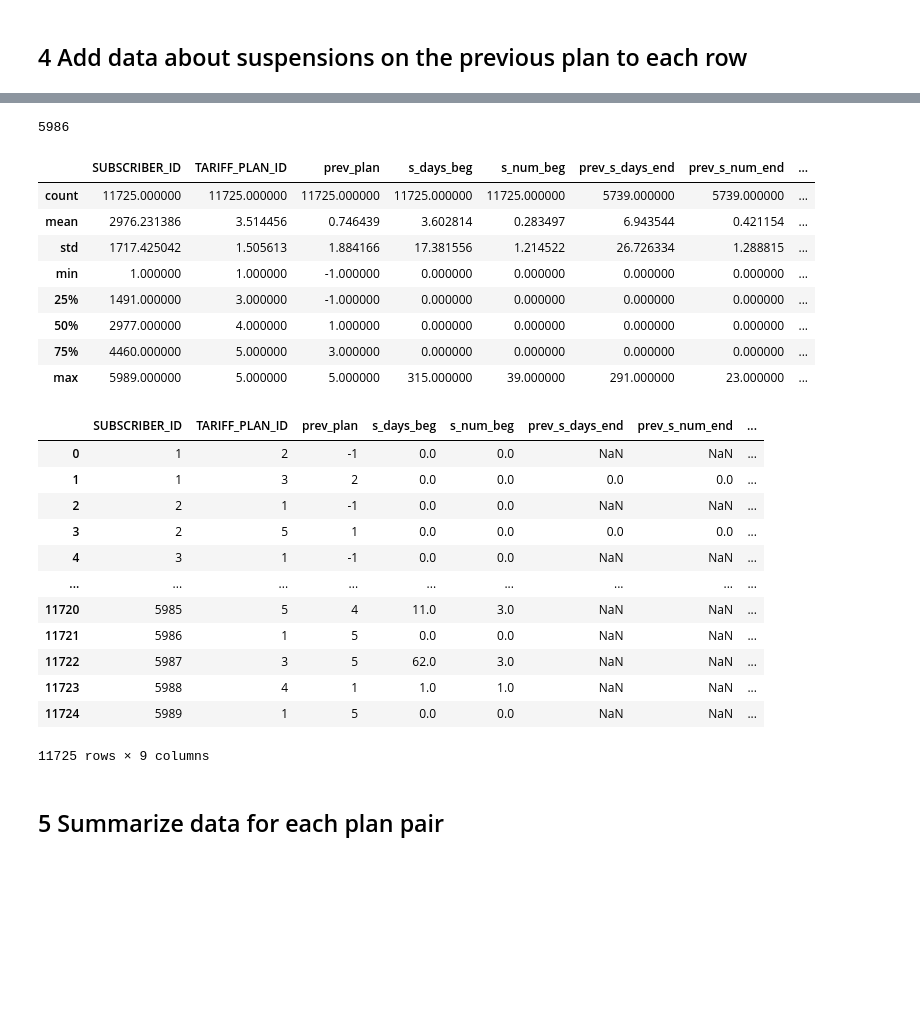
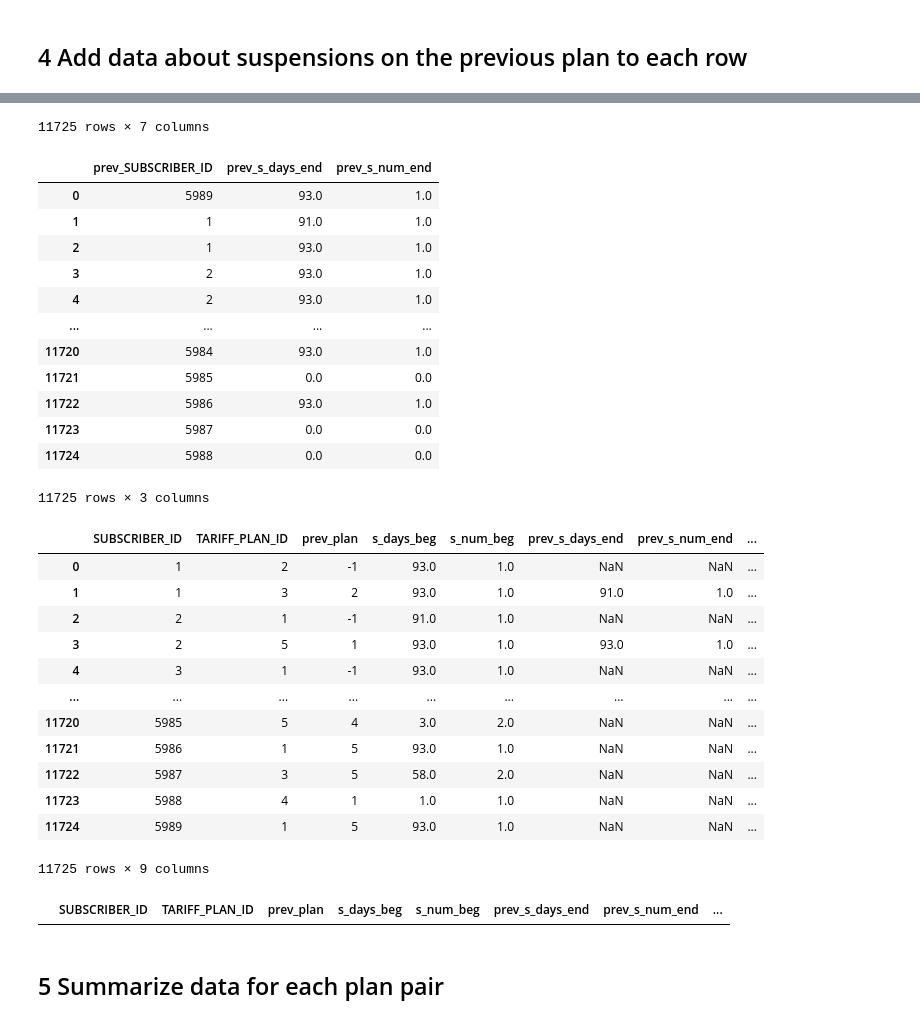
Before and after one commit to anatol-grabowski/test_task_plans_data, a Jupyter notebook: task3.ipynb, the cells around one changed output, grey strips where cells are left out. Saved outputs shown, nothing was run; the diff lists cells and outputs as text; code cells hidden in the pictures; blank space fills up the shorter version.

Commit message:
really fixed suspensions

```diff
--- a/task3.ipynb
+++ b/task3.ipynb
@@ -534,25 +534,29 @@ period: 2016-06-01 00:00:00 .. 2018-01-17 00:00:00
 # %%
 def calc_durs(plans_with_suspensions):
     invalid_plans_with_susps = plans_with_suspensions[(plans_with_suspensions['START_DTTM'] > plans_with_suspensions['END_DT']) | (plans_with_suspensions['END_DTTM'] < plans_with_suspensions['START_DT'])]
-    p = plans_with_suspensions.copy()
+    p = plans_with_suspensions.iloc[:].copy()
 #     p = p.drop(index=invalid_plans_with_susps.index)
     p = p[(p['START_DTTM'] + pd.DateOffset(months=period_months)) < p['END_DTTM']]
 #     cross_plan_suspensions = p[(p['START_DTTM'] > p['START_DT']) | (p['END_DTTM'] < p['END_DT'])]
 #     print('cross plan suspensions #:', len(cross_plan_suspensions))
     p['beg_end'] = p['START_DTTM'] + pd.DateOffset(months=period_months)
     p['end_start'] = p['END_DTTM'] - pd.DateOffset(months=period_months)
-    p['s_days_beg'] = (p[['END_DT', 'beg_end']].min(axis=1) - p['START_DT'] + pd.Timedelta(1, 'D')).dt.days.clip(0, np.inf)
-    p['s_days_end'] = (p['END_DT'] - p[['START_DT', 'end_start']].max(axis=1) + pd.Timedelta(1, 'D')).dt.days.clip(0, np.inf)
+    p['s_days_beg'] = (p[['END_DT', 'beg_end']].min(axis=1) - p[['START_DT', 'START_DTTM']].max(axis=1) + pd.Timedelta(1, 'D')).dt.days.clip(0, np.inf)
+    p['s_days_end'] = (p[['END_DT', 'END_DTTM']].min(axis=1) - p[['START_DT', 'end_start']].max(axis=1) + pd.Timedelta(1, 'D')).dt.days.clip(0, np.inf)
     p.loc[np.isnan(p['s_days_beg']), 's_days_beg'] = 0
     p.loc[np.isnan(p['s_days_end']), 's_days_end'] = 0
     p['s_num_beg'] = p['s_days_beg'] > 0
     p['s_num_end'] = p['s_days_end'] > 0
+#     print(p[['END_DT', 'beg_end']].min(axis=1).iloc[4:7])
+#     print(p['START_DT'].iloc[4:7])
+#     print((p[['END_DT', 'beg_end']].min(axis=1) - p['START_DT']).iloc[4:7])
     return p
 
 plans_with_susps = calc_durs(plans_with_suspensions)
 with pd.option_context('display.max_rows', 10):
     display(plans_with_susps.describe())
     display(plans_with_susps)
+#     print((plans_with_susps['END_DT'] - plans_with_susps['START_DT']).iloc[4:7])
 # %% [output]
 |  | SUBSCRIBER_ID | TARIFF_PLAN_ID | prev_plan_row | prev_plan | s_days_beg | s_days_end |
 | count | 17069.000000 | 17069.000000 | 17069.000000 | 17069.000000 | 17069.000000 | 17069.000000 |
@@ -606,6 +614,7 @@ with pd.option_context('display.max_rows', 5):
 ## 4 Add data about suspensions on the previous plan to each row
 # %%
 ps_susps = ps_with_susps.iloc[:].copy()
+ps_susps = ps_susps.reset_index(drop=True)
 ps_susps_shifted = pd.concat([ps_susps.iloc[-1:], ps_susps.iloc[0:-1]])
 ps_susps_shifted = ps_susps_shifted.drop(columns=['TARIFF_PLAN_ID', 'prev_plan', 's_num_beg', 's_days_beg'])
 ps_susps_shifted = ps_susps_shifted.rename(columns=lambda col: 'prev_' + col)
@@ -623,10 +632,11 @@ ps_ss.loc[ps_ss['s_days_change'] == inf, 's_days_change'] = np.nan
 
 
 with pd.option_context('display.max_rows', 10):
-    print(np.isnan(ps_ss['prev_s_days_end']).sum())
-    display(ps_ss.describe())
-#     display(ps_susps)
-#     display(ps_susps_shifted)
+#     print(np.isnan(ps_ss['prev_s_days_end']).sum())
+#     display(ps_ss.describe())
+    display(ps_susps)
+    display(ps_susps_shifted)
     display(ps_ss)
-#     display(ps_ss[(ps_ss['prev_plan'] == -1) & (ps_ss['prev_s_days_end'] > 0)])
+    display(ps_ss[(ps_ss['prev_plan'] == -1) & (ps_ss['prev_s_days_end'] > 0)])
+#     display(ps_ss[ps_ss['prev_plan']])
 # %% [output]
@@ -633,26 +655,31 @@ with pd.option_context('display.max_rows', 10):
-5986
+11725 rows × 7 columns
-|  | SUBSCRIBER_ID | TARIFF_PLAN_ID | prev_plan | s_days_beg | s_num_beg | prev_s_days_end | prev_s_num_end | ... |
-| count | 11725.000000 | 11725.000000 | 11725.000000 | 11725.000000 | 11725.000000 | 5739.000000 | 5739.000000 | ... |
-| mean | 2976.231386 | 3.514456 | 0.746439 | 3.602814 | 0.283497 | 6.943544 | 0.421154 | ... |
-| std | 1717.425042 | 1.505613 | 1.884166 | 17.381556 | 1.214522 | 26.726334 | 1.288815 | ... |
-| min | 1.000000 | 1.000000 | -1.000000 | 0.000000 | 0.000000 | 0.000000 | 0.000000 | ... |
-| 25% | 1491.000000 | 3.000000 | -1.000000 | 0.000000 | 0.000000 | 0.000000 | 0.000000 | ... |
-| 50% | 2977.000000 | 4.000000 | 1.000000 | 0.000000 | 0.000000 | 0.000000 | 0.000000 | ... |
-| 75% | 4460.000000 | 5.000000 | 3.000000 | 0.000000 | 0.000000 | 0.000000 | 0.000000 | ... |
-| max | 5989.000000 | 5.000000 | 5.000000 | 315.000000 | 39.000000 | 291.000000 | 23.000000 | ... |
-|  | SUBSCRIBER_ID | TARIFF_PLAN_ID | prev_plan | s_days_beg | s_num_beg | prev_s_days_end | prev_s_num_end | ... |
-| 0 | 1 | 2 | -1 | 0.0 | 0.0 | NaN | NaN | ... |
-| 1 | 1 | 3 | 2 | 0.0 | 0.0 | 0.0 | 0.0 | ... |
-| 2 | 2 | 1 | -1 | 0.0 | 0.0 | NaN | NaN | ... |
-| 3 | 2 | 5 | 1 | 0.0 | 0.0 | 0.0 | 0.0 | ... |
-| 4 | 3 | 1 | -1 | 0.0 | 0.0 | NaN | NaN | ... |
-| ... | ... | ... | ... | ... | ... | ... | ... | ... |
-| 11720 | 5985 | 5 | 4 | 11.0 | 3.0 | NaN | NaN | ... |
-| 11721 | 5986 | 1 | 5 | 0.0 | 0.0 | NaN | NaN | ... |
-| 11722 | 5987 | 3 | 5 | 62.0 | 3.0 | NaN | NaN | ... |
-| 11723 | 5988 | 4 | 1 | 1.0 | 1.0 | NaN | NaN | ... |
-| 11724 | 5989 | 1 | 5 | 0.0 | 0.0 | NaN | NaN | ... |
+|  | prev_SUBSCRIBER_ID | prev_s_days_end | prev_s_num_end |
+| 0 | 5989 | 93.0 | 1.0 |
+| 1 | 1 | 91.0 | 1.0 |
+| 2 | 1 | 93.0 | 1.0 |
+| 3 | 2 | 93.0 | 1.0 |
+| 4 | 2 | 93.0 | 1.0 |
+| ... | ... | ... | ... |
+| 11720 | 5984 | 93.0 | 1.0 |
+| 11721 | 5985 | 0.0 | 0.0 |
+| 11722 | 5986 | 93.0 | 1.0 |
+| 11723 | 5987 | 0.0 | 0.0 |
+| 11724 | 5988 | 0.0 | 0.0 |
-11725 rows × 9 columns
+11725 rows × 3 columns
+|  | SUBSCRIBER_ID | TARIFF_PLAN_ID | prev_plan | s_days_beg | s_num_beg | prev_s_days_end | prev_s_num_end | ... |
+| 0 | 1 | 2 | -1 | 93.0 | 1.0 | NaN | NaN | ... |
+| 1 | 1 | 3 | 2 | 93.0 | 1.0 | 91.0 | 1.0 | ... |
+| 2 | 2 | 1 | -1 | 91.0 | 1.0 | NaN | NaN | ... |
+| 3 | 2 | 5 | 1 | 93.0 | 1.0 | 93.0 | 1.0 | ... |
+| 4 | 3 | 1 | -1 | 93.0 | 1.0 | NaN | NaN | ... |
+| ... | ... | ... | ... | ... | ... | ... | ... | ... |
+| 11720 | 5985 | 5 | 4 | 3.0 | 2.0 | NaN | NaN | ... |
+| 11721 | 5986 | 1 | 5 | 93.0 | 1.0 | NaN | NaN | ... |
+| 11722 | 5987 | 3 | 5 | 58.0 | 2.0 | NaN | NaN | ... |
+| 11723 | 5988 | 4 | 1 | 1.0 | 1.0 | NaN | NaN | ... |
+| 11724 | 5989 | 1 | 5 | 93.0 | 1.0 | NaN | NaN | ... |
+11725 rows × 9 columns
+|  | SUBSCRIBER_ID | TARIFF_PLAN_ID | prev_plan | s_days_beg | s_num_beg | prev_s_days_end | prev_s_num_end | ... |
 # %% [markdown]
 ## 5 Summarize data for each plan pair
 # %%
```
Also changed, not shown: parts of 5 cells of this notebook, 1 other file.
